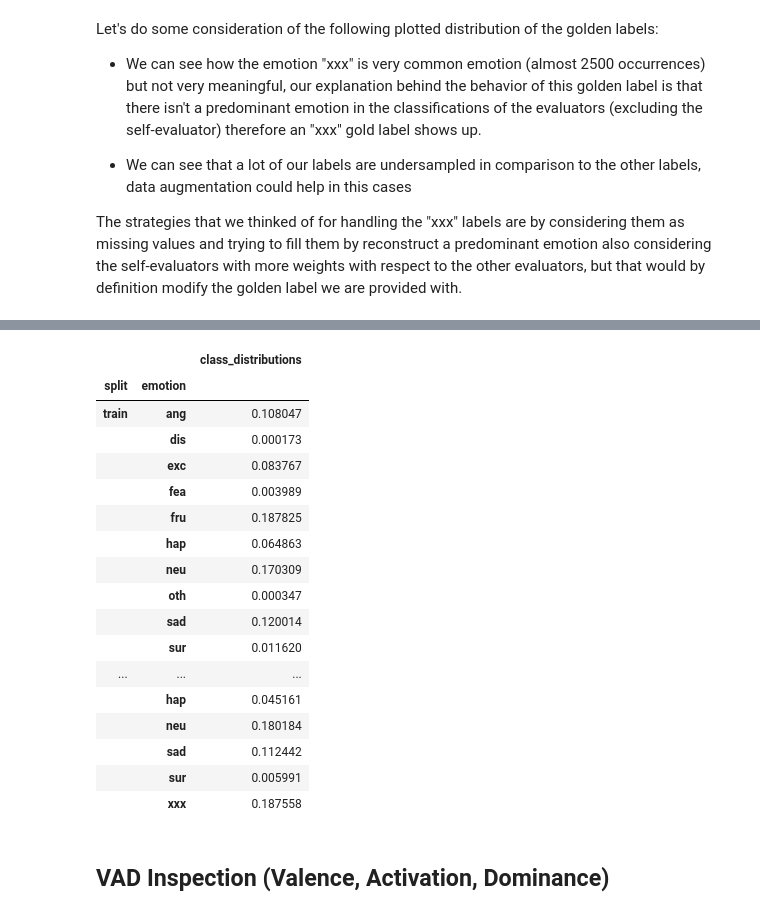
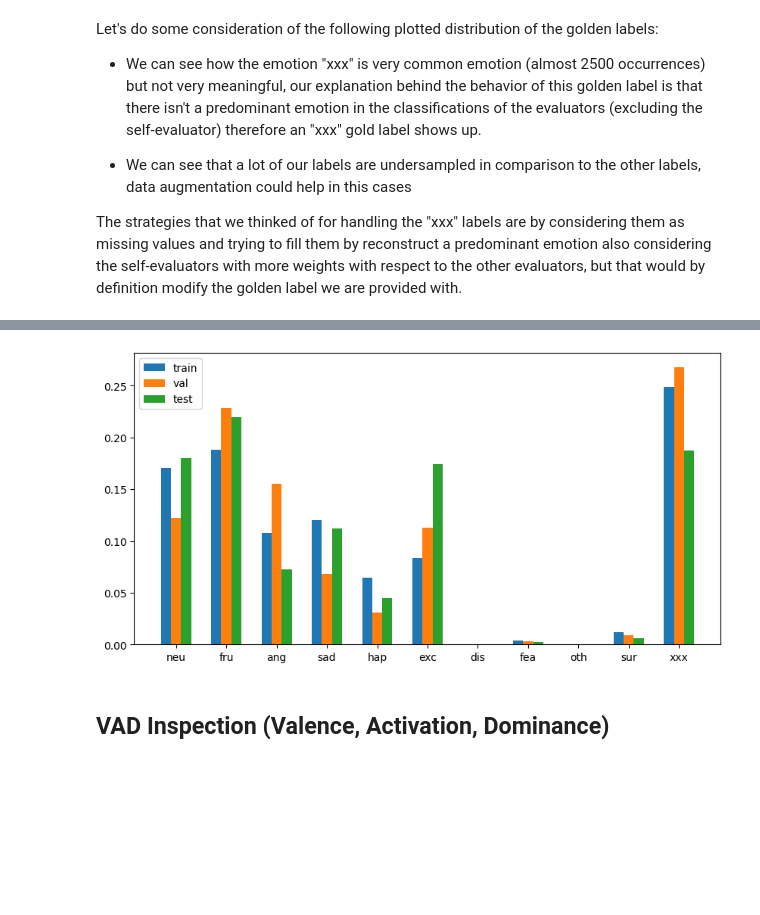
Before and after one commit to eskinderit/A-comparison-of-small-and-large-uni-multi-modal-language-models-for-sentiment-analysis-, a Jupyter notebook: ThirdMultimodalModel.ipynb, the cells around one changed output, grey strips where cells are left out. Saved outputs shown, nothing was run; the diff lists cells and outputs as text; code cells hidden in the pictures; blank space fills up the shorter version.

```diff
--- a/ThirdMultimodalModel.ipynb
+++ b/ThirdMultimodalModel.ipynb
@@ -21,13 +21,13 @@ import numpy as np
 
 # Plot Libraries
 import matplotlib.pyplot as plt
+from matplotlib import cm
 import plotly.express as px
 import seaborn as sns
 
 # librosa is a Python library for analyzing audio and music. It can be used to extract the data from the audio files.
 import librosa
 import librosa.display
-
 
 # ML libraries
 from sklearn.preprocessing import StandardScaler, LabelBinarizer
@@ -37,6 +37,7 @@ from sklearn.model_selection import train_test_split
 # DL libraries
 import tensorflow as tf
 import keras
+import keras as ks
 from keras.preprocessing.text import Tokenizer
 from keras.callbacks import ReduceLROnPlateau
 from keras.models import Sequential
@@ -45,6 +46,12 @@ from keras.utils import np_utils, to_categorical
 from keras.callbacks import ModelCheckpoint
 from keras import backend as K
 
+EMO     = ['Anger', 'Happiness', 'Sadness', 'Neutral', 'Frustration', 'Excited', 'Fear', 'Surprise', 'Disgust', 'Other']
+EMO_SIX = ['neu', 'fru', 'ang', 'sad', 'hap', 'exc']
+VAD     = ['valence', 'activation', 'dominance']
+TAG_ID  = ['session_id', 'conv_id', 'turn_id']
+
+label2id = {'neu': 0, 'fru': 1, 'ang': 2, 'sad': 3, 'hap': 4, 'exc': 5, 'dis': 6, 'fea': 7, 'oth': 8, 'sur': 9, 'xxx': 10, 'pad': 11}
 
 # Decide or not if you want to save the results on your drive by changing to True use_drive
 from google.colab import drive
@@ -414,24 +356,25 @@ plt.show()
-# %%
-split_distributions_df
-# %% [output]
-|  |  | class_distributions |
-| split | emotion |  |
-| train | ang | 0.108047 |
-|  | dis | 0.000173 |
-|  | exc | 0.083767 |
-|  | fea | 0.003989 |
-|  | fru | 0.187825 |
-|  | hap | 0.064863 |
-|  | neu | 0.170309 |
-|  | oth | 0.000347 |
-|  | sad | 0.120014 |
-|  | sur | 0.011620 |
-| ... | ... | ... |
-|  | hap | 0.045161 |
-|  | neu | 0.180184 |
-|  | sad | 0.112442 |
-|  | sur | 0.005991 |
-|  | xxx | 0.187558 |
+# %%
+train_em  = df[df['session_id'] <= 3]['emotion']
+val_em    = df[df['session_id'] == 4]['emotion']
+test_em   = df[df['session_id'] == 5]['emotion']
+
+train_em_freq = {em: np.sum(train_em == em) / len(train_em) for em in label2id if em != 'pad'}
+val_em_freq   = {em: np.sum(val_em == em) / len(val_em)     for em in label2id if em != 'pad'}
+test_em_freq  = {em: np.sum(test_em == em) / len(test_em)   for em in label2id if em != 'pad'}
+
+n = len(label2id.keys()) - 1
+r = np.arange(n)
+width = 0.2
+
+plt.figure(figsize=(10, 5))
+plt.bar(r, train_em_freq.values(), width = width, label='train')
+plt.bar(r + width, val_em_freq.values(), width = width, label='val')
+plt.bar(r + 2* width, test_em_freq.values(), width = width, label='test')
+plt.legend()
+plt.xticks(r + width, [em for em in label2id if em != 'pad'])
+plt.show()
+# %% [output]
+[figure, added]
 # %% [markdown]
 ## VAD Inspection (Valence, Activation, Dominance)
 # %%
```
Also changed, not shown: parts of 30 cells of this notebook.
